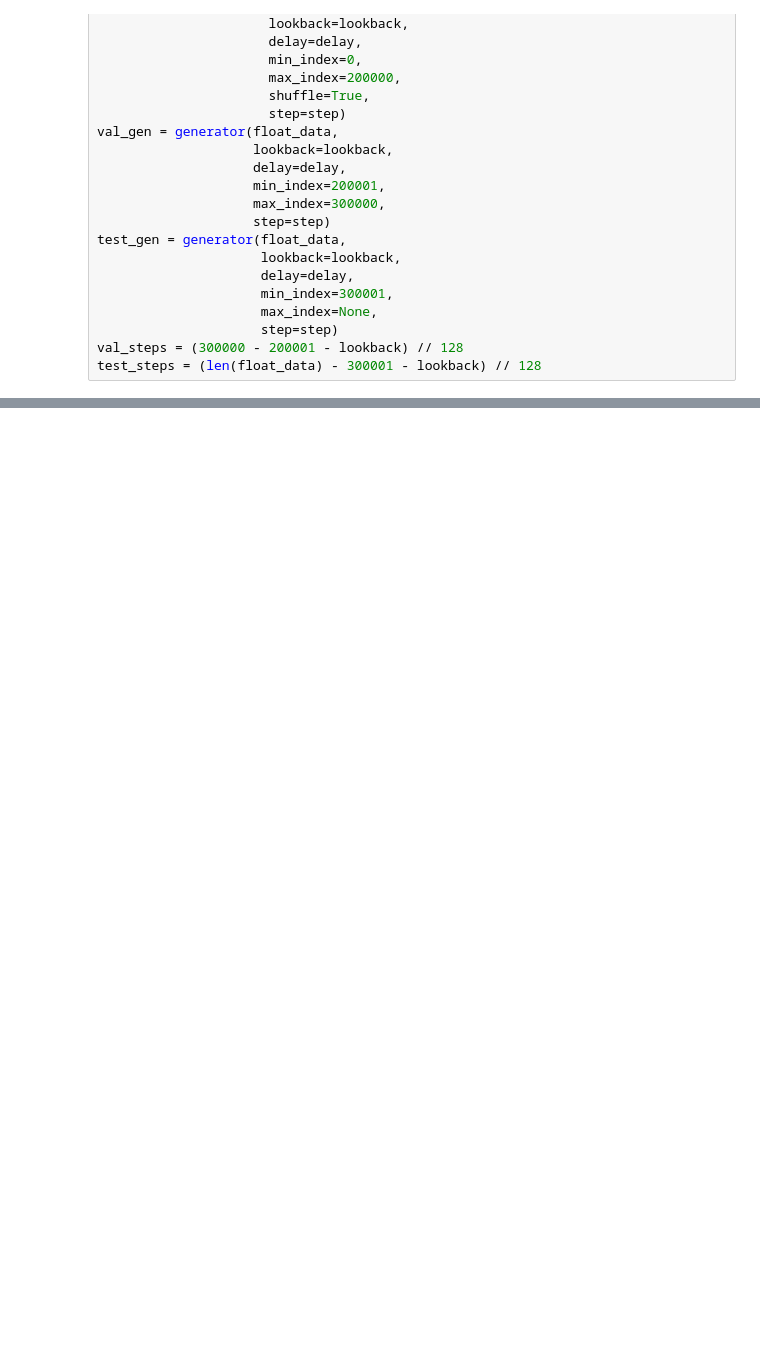
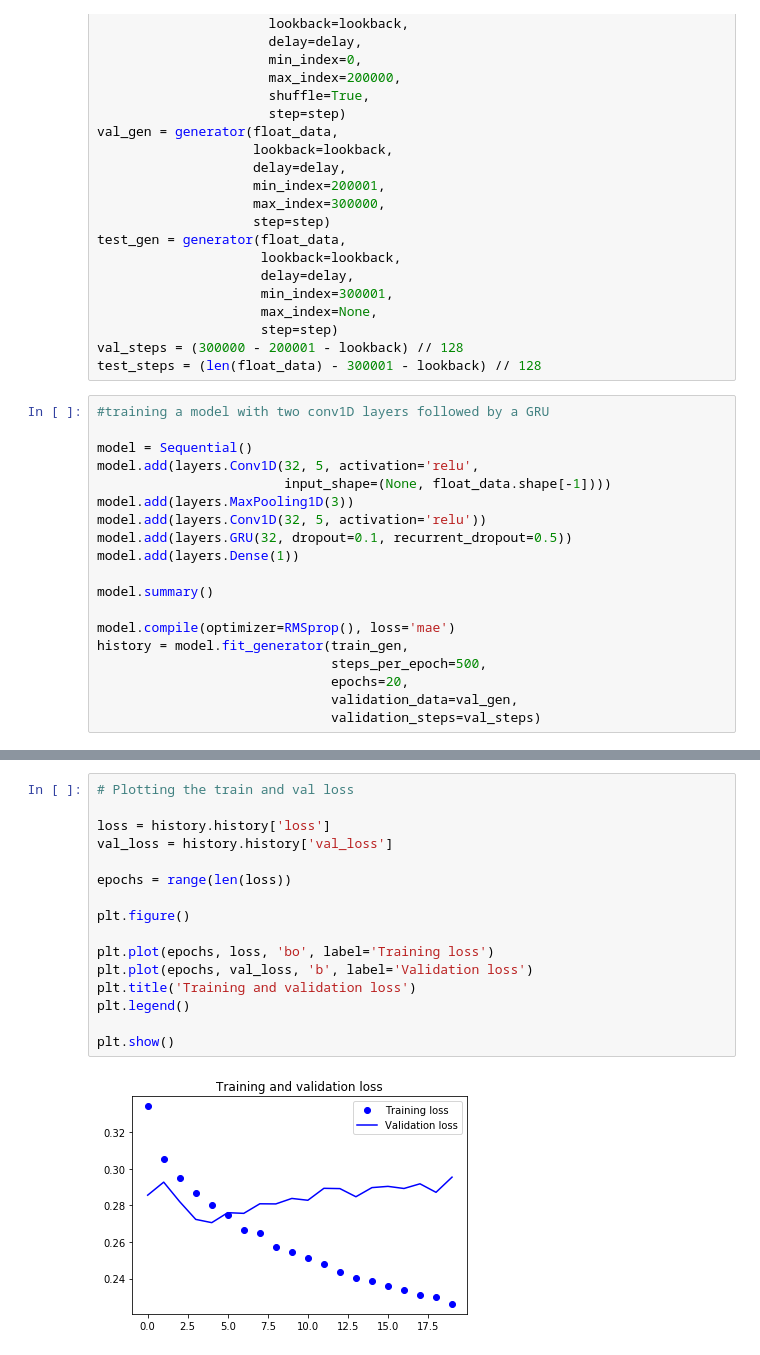
Before and after one commit to jbessi/understanding_rnn, a Jupyter notebook: sequence_processing_with_convnets.ipynb, the cells around one changed output, grey strips where cells are left out. Cells and saved outputs as stored; diff of their text form; blank space fills up the shorter version.

Commit message:
training a model combining 1D conv and rnn

```diff
--- a/sequence_processing_with_convnets.ipynb
+++ b/sequence_processing_with_convnets.ipynb
@@ -183,3 +183,22 @@ test_gen = generator(float_data,
                      step=step)
 val_steps = (300000 - 200001 - lookback) // 128
 test_steps = (len(float_data) - 300001 - lookback) // 128
+# %%
+#training a model with two conv1D layers followed by a GRU
+
+model = Sequential()
+model.add(layers.Conv1D(32, 5, activation='relu',
+                        input_shape=(None, float_data.shape[-1])))
+model.add(layers.MaxPooling1D(3))
+model.add(layers.Conv1D(32, 5, activation='relu'))
+model.add(layers.GRU(32, dropout=0.1, recurrent_dropout=0.5))
+model.add(layers.Dense(1))
+
+model.summary()
+
+model.compile(optimizer=RMSprop(), loss='mae')
+history = model.fit_generator(train_gen,
+                              steps_per_epoch=500,
+                              epochs=20,
+                              validation_data=val_gen,
+                              validation_steps=val_steps)
@@ -185,0 +223,18 @@ test_steps = (len(float_data) - 300001 - lookback) // 128
+# %%
+# Plotting the train and val loss
+
+loss = history.history['loss']
+val_loss = history.history['val_loss']
+
+epochs = range(len(loss))
+
+plt.figure()
+
+plt.plot(epochs, loss, 'bo', label='Training loss')
+plt.plot(epochs, val_loss, 'b', label='Validation loss')
+plt.title('Training and validation loss')
+plt.legend()
+
+plt.show()
+# %% [output]
+[figure, added]
```
Also changed, not shown: parts of 1 cell of this notebook.
